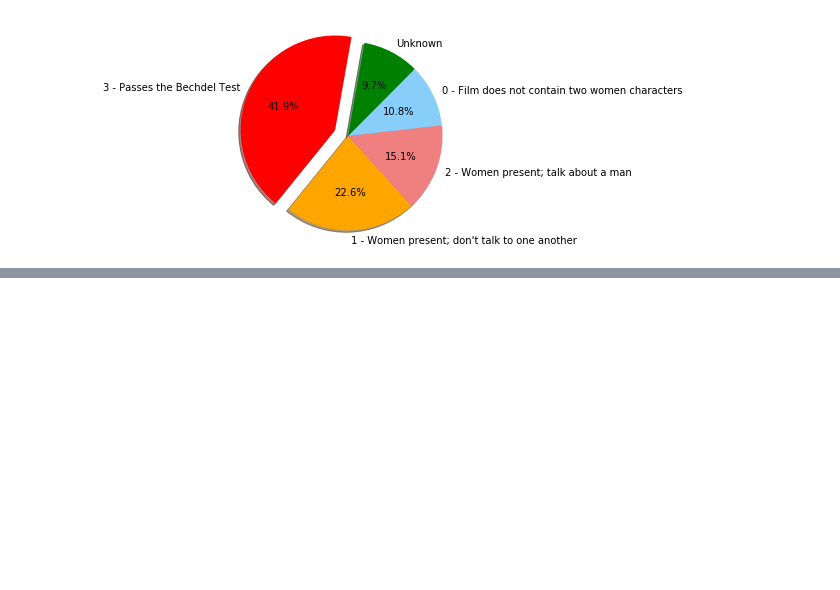
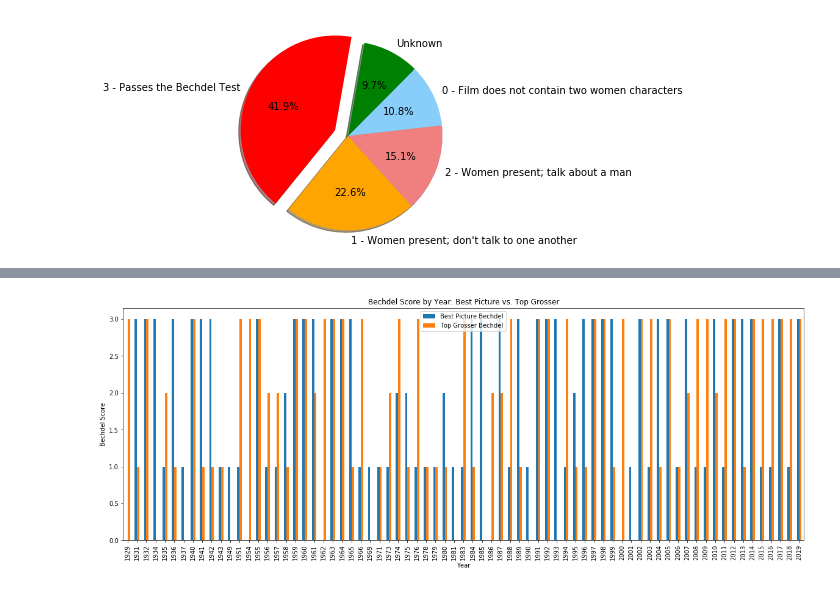
Before and after one commit to meganfoster/Group_5_Project_1, a Jupyter notebook: Bechdel Score Retrieval (Final).ipynb, the cells around one changed output, grey strips where cells are left out. Cells and saved outputs as stored; diff of their text form; code cells hidden in the pictures; blank space fills up the shorter version.

```diff
--- a/Bechdel Score Retrieval (Final).ipynb
+++ b/Bechdel Score Retrieval (Final).ipynb
@@ -218,3 +236,16 @@ plt.axis("equal")
 plt.show()
 # %% [output]
 [figure]
+# %%
+# All Bechdel scores Data Frame
+bechdel_scores_df = pd.DataFrame({
+    "Year": award_movie_df["year"],
+    "Best Picture": award_movie_df["Movie Title"],
+    "Best Picture Bechdel": award_movie_df["Bechdel Score"],
+    "Top Grosser": topgross_movie_df["Movie Title"],
+    "Top Grosser Bechdel": topgross_movie_df["Bechdel Score"],
+})
+bechdel_scores_df = bechdel_scores_df.dropna()
+bechdel_scores_df = bechdel_scores_df.drop(bechdel_scores_df[bechdel_scores_df["Best Picture Bechdel"] == "Unknown"].index)
+bechdel_scores_df = bechdel_scores_df.drop(bechdel_scores_df[bechdel_scores_df["Top Grosser Bechdel"] == "Unknown"].index)
+bechdel_scores_df
@@ -220,0 +266,7 @@ plt.show()
+# %%
+bechdel_scores_df.plot('Year',['Best Picture Bechdel', 'Top Grosser Bechdel'], kind = 'bar',figsize = (20,7))
+plt.ylabel('Bechdel Score')
+plt.title('Bechdel Score by Year: Best Picture vs. Top Grosser')
+plt.show()
+# %% [output]
+[figure, added]
```
Also changed, not shown: parts of 9 cells of this notebook, 4 other files.
